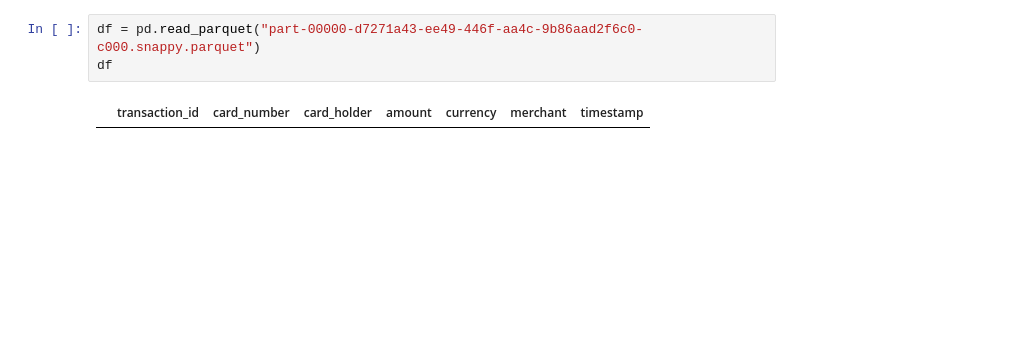
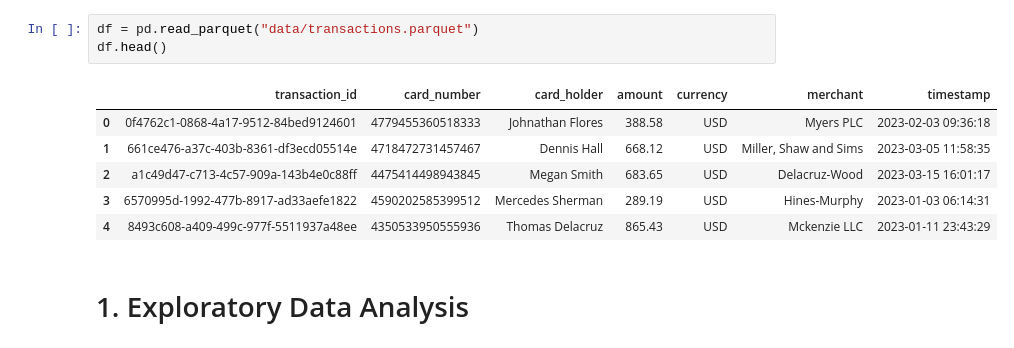
Before and after one commit to gomes0499/Data-Engineer-Visa-AWS, a Jupyter notebook: scripts/data-analysis.ipynb, the cells around one changed output. Drawn from its saved outputs; the diff is of its cells as text; blank space fills up the shorter version.

```diff
--- a/scripts/data-analysis.ipynb
+++ b/scripts/data-analysis.ipynb
@@ -3,5 +17,12 @@ import pandas as pd
 # %%
-df = pd.read_parquet("part-00000-d7271a43-ee49-446f-aa4c-9b86aad2f6c0-c000.snappy.parquet")
-df
+df = pd.read_parquet("data/transactions.parquet")
+df.head()
 # %% [output]
 |  | transaction_id | card_number | card_holder | amount | currency | merchant | timestamp |
+| 0 | 0f4762c1-0868-4a17-9512-84bed9124601 | 4779455360518333 | Johnathan Flores | 388.58 | USD | Myers PLC | 2023-02-03 09:36:18 |
+| 1 | 661ce476-a37c-403b-8361-df3ecd05514e | 4718472731457467 | Dennis Hall | 668.12 | USD | Miller, Shaw and Sims | 2023-03-05 11:58:35 |
+| 2 | a1c49d47-c713-4c57-909a-143b4e0c88ff | 4475414498943845 | Megan Smith | 683.65 | USD | Delacruz-Wood | 2023-03-15 16:01:17 |
+| 3 | 6570995d-1992-477b-8917-ad33aefe1822 | 4590202585399512 | Mercedes Sherman | 289.19 | USD | Hines-Murphy | 2023-01-03 06:14:31 |
+| 4 | 8493c608-a409-499c-977f-5511937a48ee | 4350533950555936 | Thomas Delacruz | 865.43 | USD | Mckenzie LLC | 2023-01-11 23:43:29 |
+# %% [markdown]
+# 1. Exploratory Data Analysis
```
Also changed, not shown: parts of 20 cells of this notebook, 8 other files.
